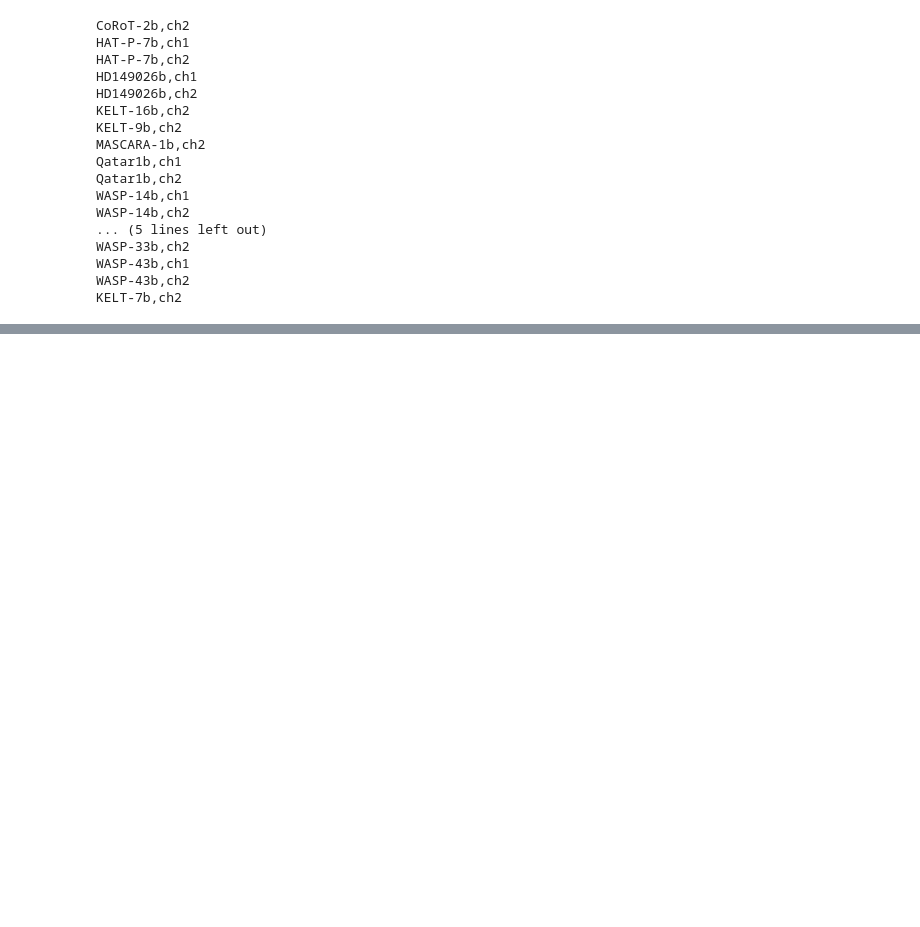
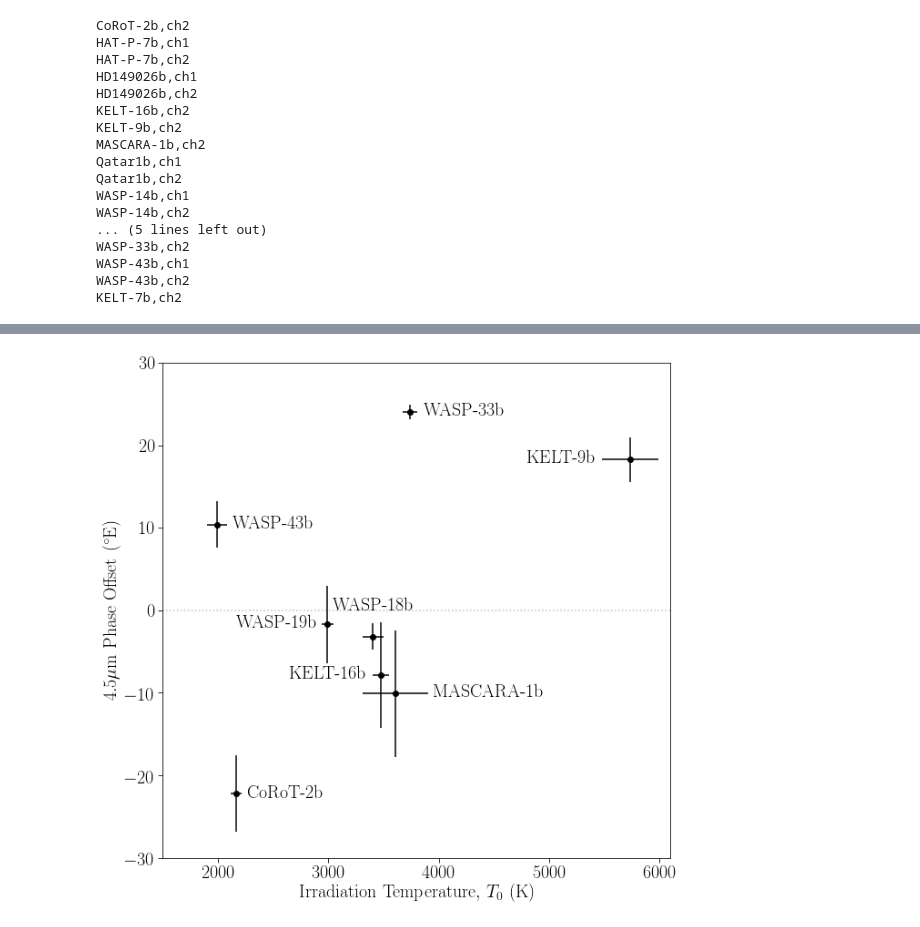
Before and after one commit to lisadang27/SPCA, a Jupyter notebook: MakeTables-MEGA.ipynb, the cells around one changed output, grey strips where cells are left out. Drawn from its saved outputs; the diff is of its cells as text; code cells hidden in the pictures; blank space fills up the shorter version.

```diff
--- a/MakeTables-MEGA.ipynb
+++ b/MakeTables-MEGA.ipynb
@@ -935,0 +1201,5 @@ KELT-7b,ch2
+# %%
+offset = '$22.2\pm4.6~^{\circ}$W, $7.8\pm6.4~^{\circ}$W, $18.3\pm2.7~^{\circ}$E,$3.2\pm1.6~^{\circ}$W, $1.7\pm4.7~^{\circ}$W, $10.4\pm2.8~^{\circ}$E, $24.03\pm0.88~^{\circ}$E, $10.1\pm7.7~^{\circ}$W'.replace('$', '').replace('~^{\\circ}', '').replace(' ','').split(',')
+orientation = np.array([offset[i][-1] for i in range(len(offset))])
+offset_temp = np.array([np.array(offset[i][:-1].split('\\pm')).astype(float) for i in range(len(offset))])
+offset = np.array([np.array([offset_temp[i,0]*(1-2*int(orientation[i]=='W')), offset_temp[i,1]]) for i in range(len(offset_temp))])
@@ -935,0 +1278,24 @@ KELT-7b,ch2
+# %%
+plt.figure(figsize=(10,10))
+plt.errorbar(T0[:,0], offset[:,0], xerr=T0[:,1], yerr=offset[:,1], fmt='o', color='k')
+right=[2,4,7]
+top=[3]
+for i in range(len(planets_temp)):
+    if i in right:
+        plt.text(T0[i,0]-T0[i,1]-50, offset[i,0]+0, r'$\rm '+planets_temp[i].replace('-',r'$-$\rm ')+'$', ha='right', va='center')
+    elif i in top:
+        plt.text(T0[i,0], offset[i,0]+offset[i,1]+1, r'$\rm '+planets_temp[i].replace('-',r'$-$\rm ')+'$', ha='center', va='bottom')
+    else:
+        plt.text(T0[i,0]+T0[i,1]+50, offset[i,0]+0, r'$\rm '+planets_temp[i].replace('-',r'$-$\rm ')+'$', ha='left', va='center')
+
+plt.plot([1500,6100],[0,0],c='grey',ls='dotted',alpha=0.5)
+
+plt.xlim(1500,6100)
+plt.ylim(-30,30)
+plt.ylabel(r'$\rm 4.5\mu m~Phase~Offset~(^{\circ}E)$')
+plt.xlabel(r'${\rm Irradiation~Temperature,}~T_{\rm 0} ~({\rm K})$')
+
+plt.savefig('/home/taylor/Downloads/offset_T0.png', dpi=400, bbox_inches='tight')
+plt.show()
+# %% [output]
+[figure, added]
```
Also changed, not shown: parts of 23 cells of this notebook.
